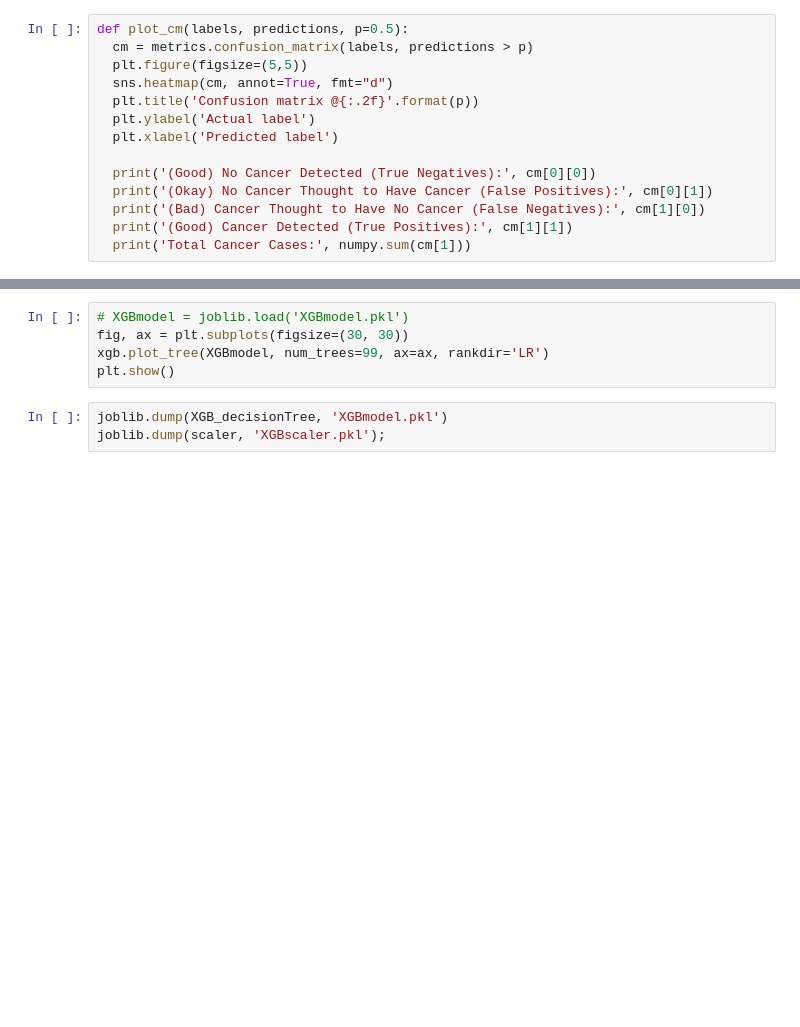
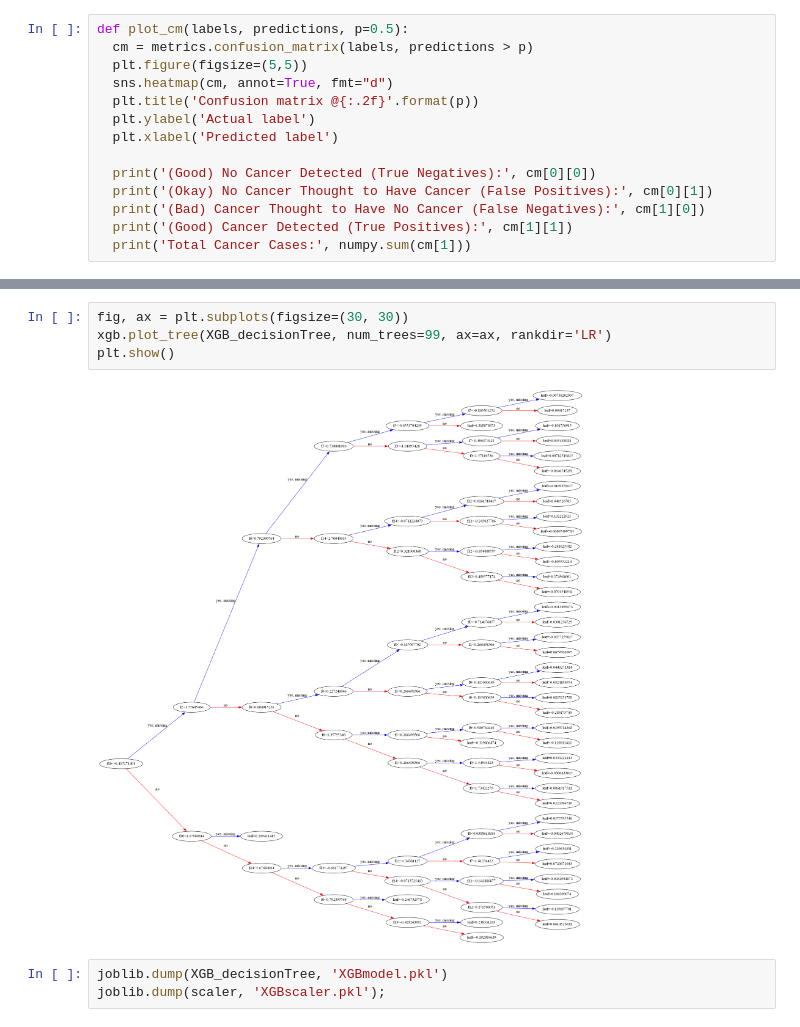
Before and after one commit to senseibence/cancer-predicting-models, a Jupyter notebook: XGBoost Colorectal Cancer Predict.ipynb, the cells around one changed output, grey strips where cells are left out. Drawn from its saved outputs; the diff is of its cells as text; blank space fills up the shorter version.

Commit message:
showing graphs

```diff
--- a/XGBoost Colorectal Cancer Predict.ipynb
+++ b/XGBoost Colorectal Cancer Predict.ipynb
@@ -202,8 +280,9 @@ plt.show()
 # %%
-# XGBmodel = joblib.load('XGBmodel.pkl')
 fig, ax = plt.subplots(figsize=(30, 30))
-xgb.plot_tree(XGBmodel, num_trees=99, ax=ax, rankdir='LR')
+xgb.plot_tree(XGB_decisionTree, num_trees=99, ax=ax, rankdir='LR')
 plt.show()
+# %% [output]
+[figure, added]
 # %%
 joblib.dump(XGB_decisionTree, 'XGBmodel.pkl')
 joblib.dump(scaler, 'XGBscaler.pkl');
```
Also changed, not shown: parts of 6 cells of this notebook, 1 other file.
